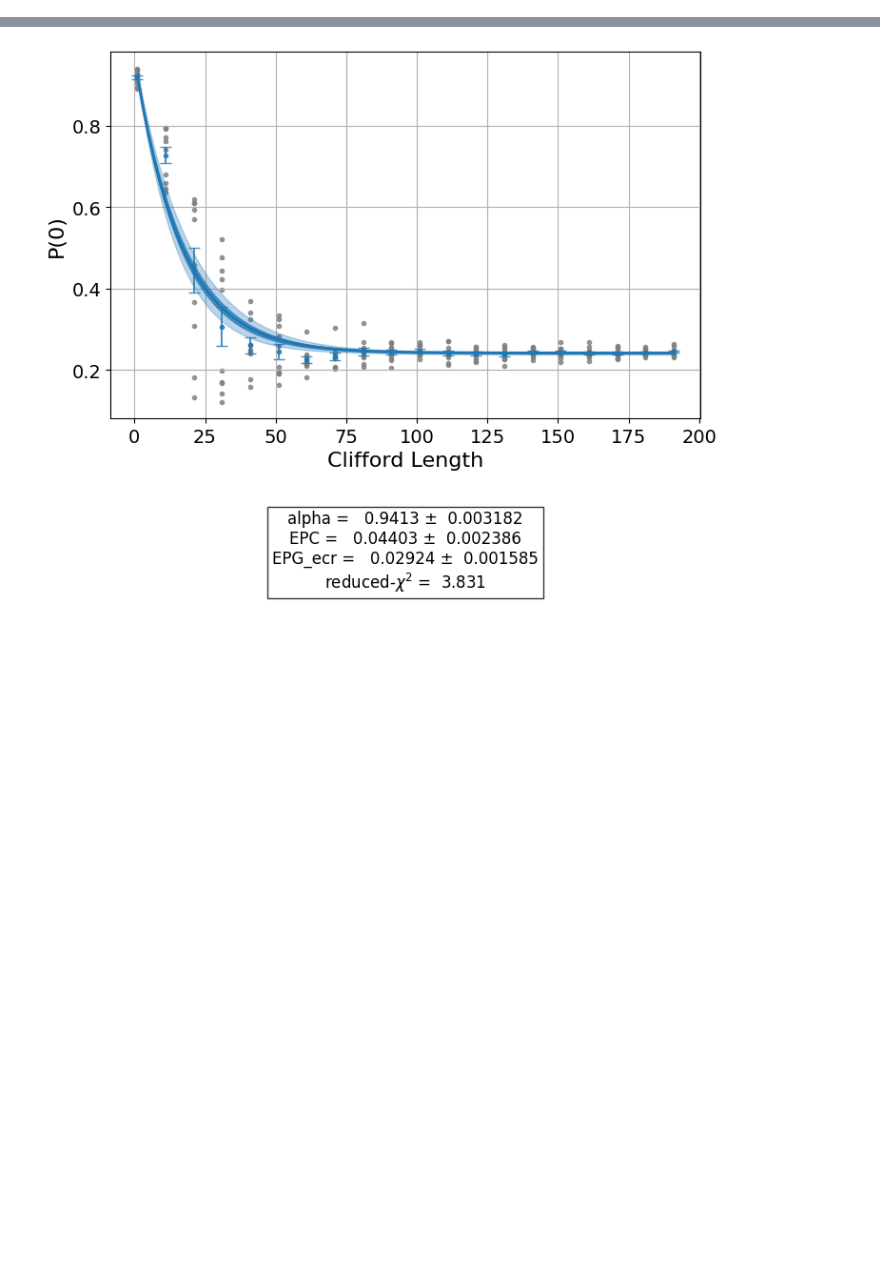
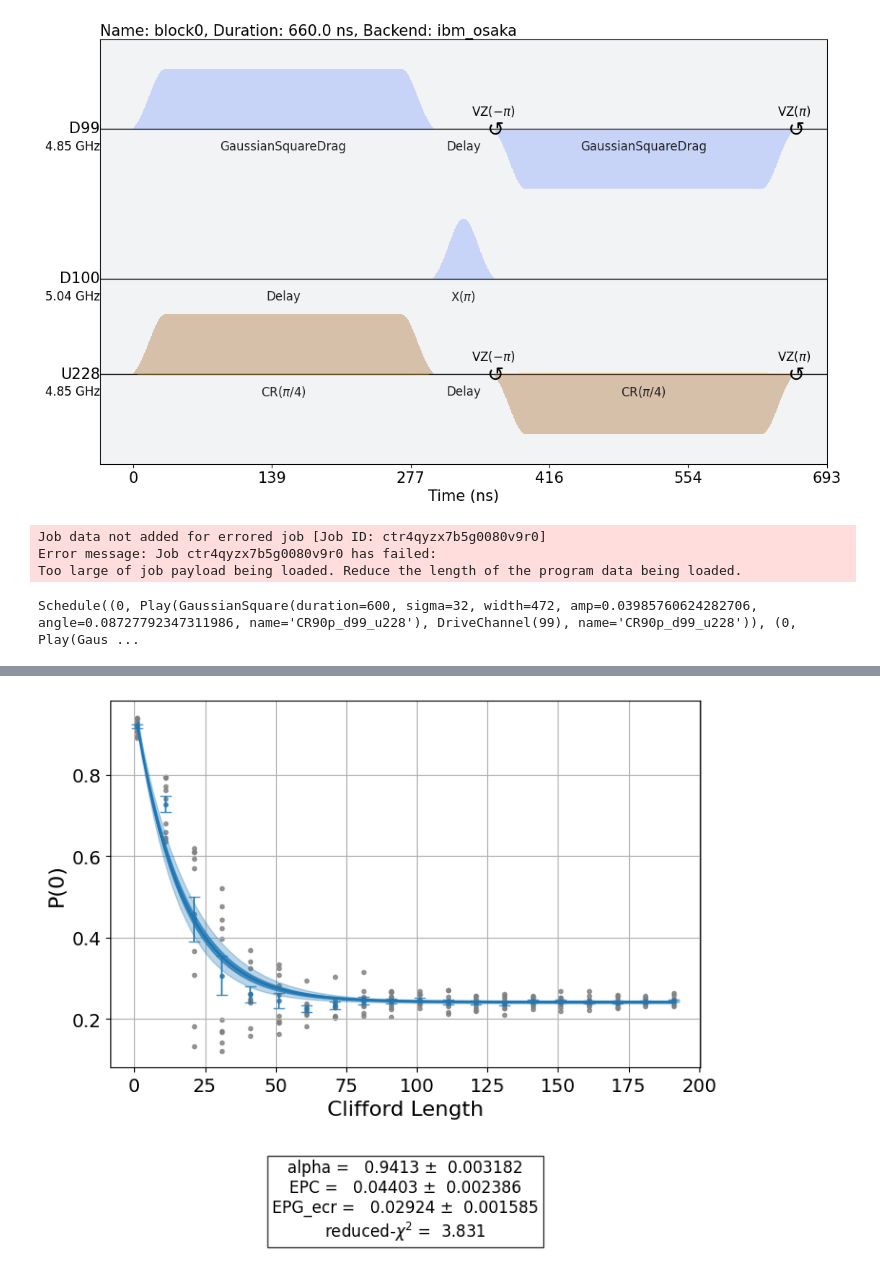
Before and after one commit to pop756/Quantum_KAN, a Jupyter notebook: RB_compare.ipynb, the cells around one changed output, grey strips where cells are left out. Drawn from its saved outputs; the diff is of its cells as text; code cells hidden in the pictures; blank space fills up the shorter version.

```diff
--- a/RB_compare.ipynb
+++ b/RB_compare.ipynb
@@ -170,10 +18,4 @@ service = QiskitRuntimeService(
     instance="ibm-q-skku/skku/skku-students",
     token="06f802eeac992c43c4106753d7c5fc31414a13eb7d91c99d67fb49cc50569e5b4b011f20c71b9607a07cb43ecc7044557c699022db91d1685ba4c886d5886854",
 )
-backend = service.backend(directory)
-
-
-trotterized_ising_circuit, h_params, J_params = create_trotterized_ising_model_circuit(
-    8, trotter_steps, time
-)
-ansatz = EfficientSU2(8, reps=4)
+backend = service.backend('ibm_osaka')
@@ -196,0 +22,9 @@ zne_osaka = ZNE_stretch(**config)
+# %%
+from functions.Train_ZNE import update_pulse
+import json
+
+with open('./brussels_ecr_data_2.json','r') as file:
+    config_list = json.load(file)
+for config in config_list:
+    config['amp'] = config['x_amp_3']
+update = update_pulse(backend,config_list)
@@ -197,21 +43,35 @@ zne_osaka = ZNE_stretch(**config)
+# %%
+backend_update = update.update_ecr_real()
+# %%
+from qiskit import schedule
+
+backend_update.target['ecr'][(100,99)].calibration.draw(backend = backend)
+# %% [output]
+[figure, added]
 # %%
 import numpy as np
 from qiskit_experiments.library import StandardRB, InterleavedRB
 from qiskit_experiments.framework import ParallelExperiment, BatchExperiment
 import qiskit.circuit.library as circuits
-from qiskit_experiments.library.randomized_benchmarking.standard_rb import StandardRB_error
+from qiskit_experiments.library import StandardRB, InterleavedRB
 
-backend_ecr = zne_osaka.ZNE_pulse_ecr(1)
-# For simulation
-from qiskit_aer import AerSimulator
 
-lengths_2_qubit = np.arange(1, 200,10)
+lengths = np.arange(1, 200, 30)
 num_samples = 10
 seed = 1010
-qubits = X_dict.keys()
+
 data_list_ecr_1 = []
 # Run a 1-qubit RB experiment on qubits 1, 2 to determine the error-per-gate of 1-qubit gates
-for qubit in qubits:
+for config in config_list:
+    qubit = tuple(config['init'])
     exp = StandardRB(qubit, lengths_2_qubit, num_samples=num_samples, seed=seed)
-    expdata_2q_1_2 = exp.run(backend_ecr).block_for_results()
+    expdata_2q_1_2 = exp.run(backend_update).block_for_results()
     data_list_ecr_1.append(expdata_2q_1_2)
+# %% [output]
+Job data not added for errored job [Job ID: ctr4qyzx7b5g0080v9r0]
+Error message: Job ctr4qyzx7b5g0080v9r0 has failed:
+Too large of job payload being loaded. Reduce the length of the program data being loaded.
+# %%
+backend.target['ecr'][(100,99)].calibration
+# %% [output]
+Schedule((0, Play(GaussianSquare(duration=600, sigma=32, width=472, amp=0.03985760624282706, angle=0.08727792347311986, name='CR90p_d99_u228'), DriveChannel(99), name='CR90p_d99_u228')), (0, Play(Gaus ...
```
Also changed, not shown: parts of 10 cells of this notebook, 3 other files.
